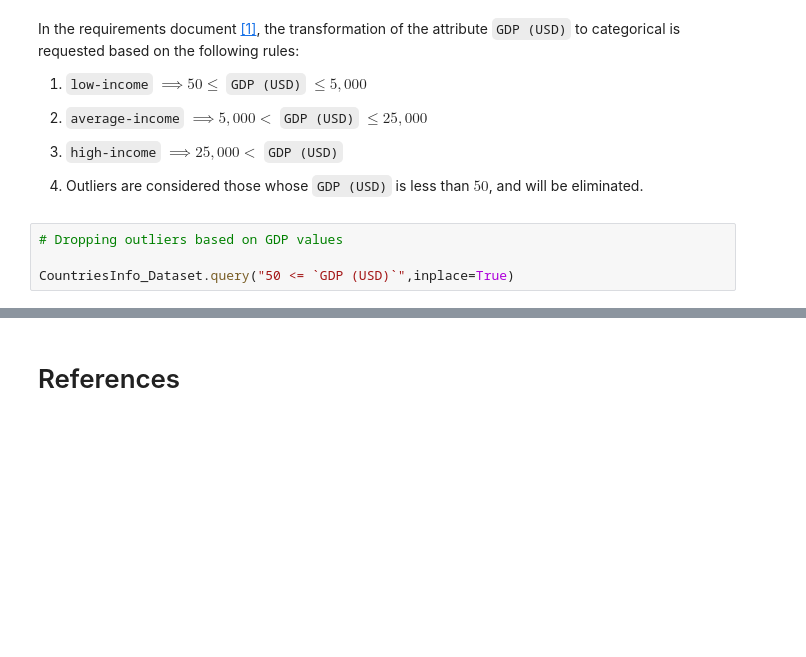
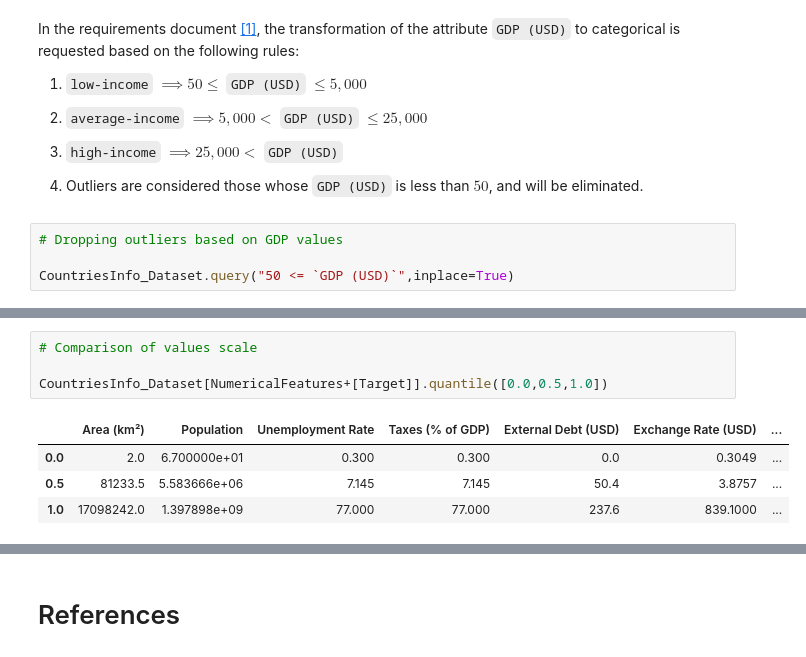
Before and after one commit to alexisuaguilaru/Country_Income_Model, a Jupyter notebook: ExploratoryDataAnalysis/ExploratoryDataAnalysis.ipynb, the cells around one changed output, grey strips where cells are left out. Saved outputs shown, nothing was run; the diff lists cells and outputs as text; blank space fills up the shorter version.

```diff
--- a/ExploratoryDataAnalysis/ExploratoryDataAnalysis.ipynb
+++ b/ExploratoryDataAnalysis/ExploratoryDataAnalysis.ipynb
@@ -363,0 +378,9 @@ It is obtained: ['high-income']
+# %%
+# Comparison of values scale
+
+CountriesInfo_Dataset[NumericalFeatures+[Target]].quantile([0.0,0.5,1.0])
+# %% [output]
+|  | Area (km²) | Population | Unemployment Rate | Taxes (% of GDP) | External Debt (USD) | Exchange Rate (USD) | ... |
+| 0.0 | 2.0 | 6.700000e+01 | 0.300 | 0.300 | 0.0 | 0.3049 | ... |
+| 0.5 | 81233.5 | 5.583666e+06 | 7.145 | 7.145 | 50.4 | 3.8757 | ... |
+| 1.0 | 17098242.0 | 1.397898e+09 | 77.000 | 77.000 | 237.6 | 839.1000 | ... |
```
Also changed, not shown: parts of 10 cells of this notebook, 1 other file.
